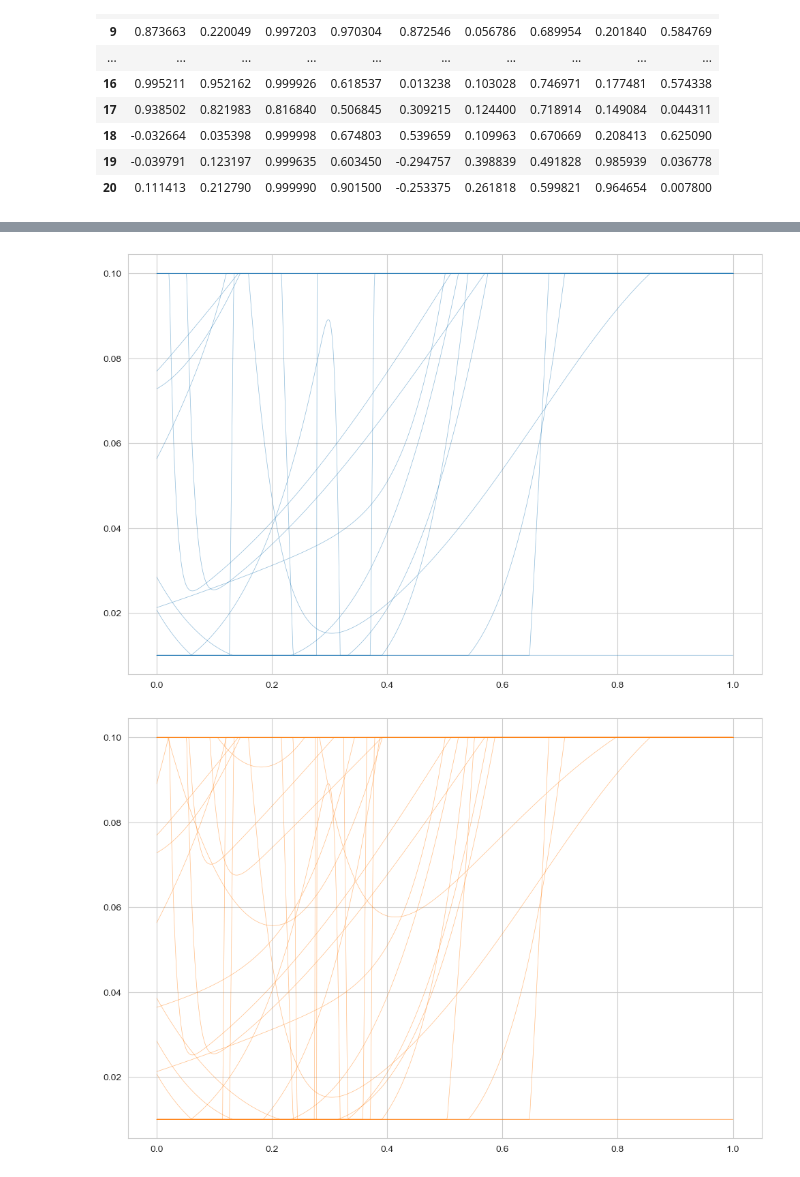
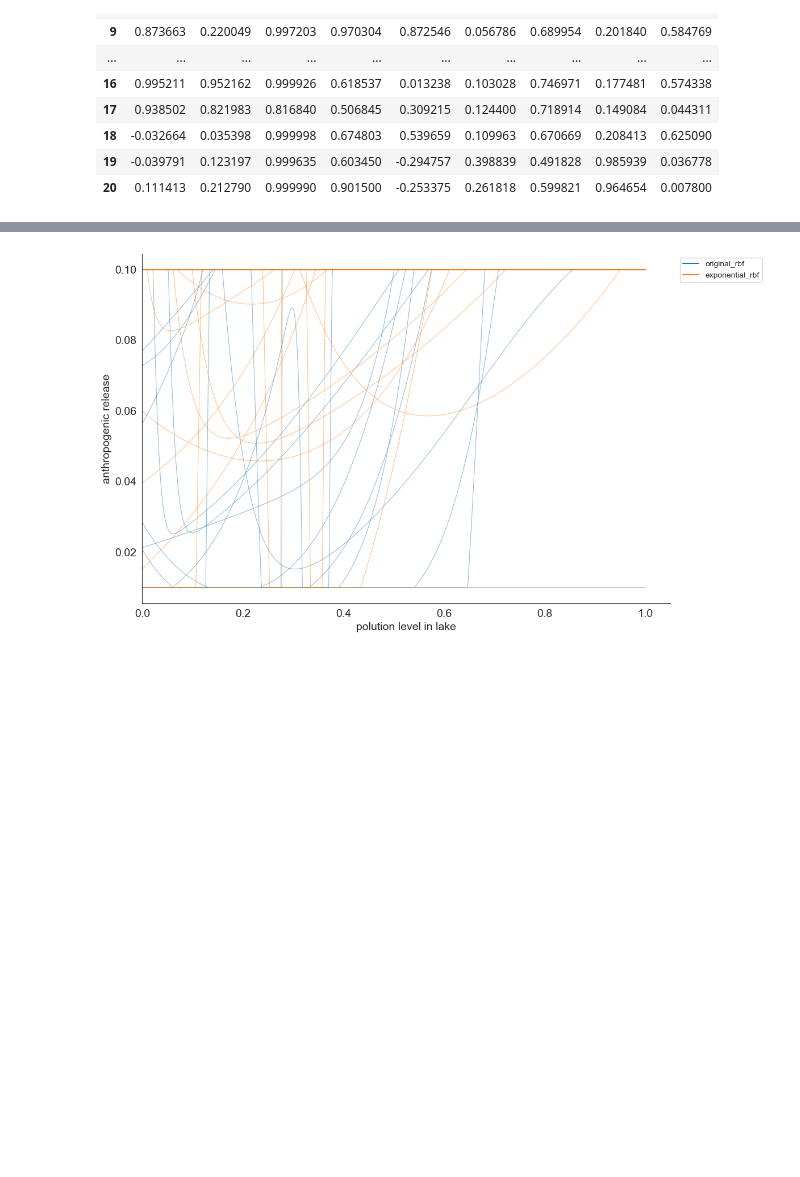
Before and after one commit to JazminZatarain/MUSEH2O, a Jupyter notebook: lake_problem/notebooks/11. Decision variable analysis.ipynb, the cells around one changed output, grey strips where cells are left out. Saved outputs shown, nothing was run; the diff lists cells and outputs as text; code cells hidden in the pictures; blank space fills up the shorter version.

```diff
--- a/lake_problem/notebooks/11. Decision variable analysis.ipynb
+++ b/lake_problem/notebooks/11. Decision variable analysis.ipynb
@@ -9,12 +9,12 @@ import rbf_functions
 # %%
 rbfs = [
     rbf_functions.original_rbf,
-    rbf_functions.squared_exponential_rbf,
-    rbf_functions.inverse_quadratic_rbf,
-    rbf_functions.inverse_multiquadric_rbf,
+    # rbf_functions.squared_exponential_rbf,
+    # rbf_functions.inverse_quadratic_rbf,
+    # rbf_functions.inverse_multiquadric_rbf,
     rbf_functions.exponential_rbf,
-    rbf_functions.matern32_rbf,
-    rbf_functions.matern52_rbf,
+    # rbf_functions.matern32_rbf,
+    # rbf_functions.matern52_rbf,
 ]
 # %%
 output_dir = os.path.abspath("../notebooks/refsets/")
@@ -63,35 +63,50 @@ n_inputs = 1  # (time, storage of Conowingo)
 n_outputs = 1  # Atomic, Baltimore, Chester, Downstream:- (hydropower, environmental)
 n_rbfs = n_inputs + 1
 # %%
+from matplotlib.lines import Line2D
+sns.set_style("white")
+
 x = np.linspace(0, 1, 1000)
-y = []
+
+fig, ax = plt.subplots()
 
 for entry, c in zip(rbfs, sns.color_palette()):
     rbf = rbf_functions.RBF(n_rbfs, n_inputs, n_outputs, rbf_function=entry)
+    y = []
     for _, row in df_dvars.iterrows():
         rbf.set_decision_vars(row.values)
         yi = [
             min(
                 max(
                     rbf.apply_rbfs(
                         np.asarray(
                             [
                                 xi,
                             ]
                         )
                     )[0],
                     0.01,
                 ),
                 0.1,
             )
             for xi in x
         ]
         y.append(yi)
 
-    fig, ax = plt.subplots()
 
-    ax.plot(x, np.asarray(y).T, c=c, lw=0.5, alpha=0.5)
-    plt.show()
+    ax.plot(x, np.asarray(y).T, c=c, alpha=.5, lw=0.75)
+
+sns.despine()
+ax.set_xlabel("polution level in lake")
+ax.set_ylabel("anthropogenic release")
+ax.set_xlim(xmin=0)
+
+change_fontsize(fig)
+
+lines, labels = zip(*[(Line2D([0, 1], [0, 0], c=c), entry.__name__) for entry, c in zip(rbfs, sns.color_palette())])
+ax.legend(lines, labels, loc='upper left', bbox_to_anchor=(1.01, 1))
+# save_fig(fig, "../figs", "shallow_lake_decisionrule")
+
+plt.show()
 # %% [output]
-[figure, old version]
+[figure, new version]
-[figure, removed]
```
Also changed, not shown: parts of 3 cells of this notebook, 3 other files.
